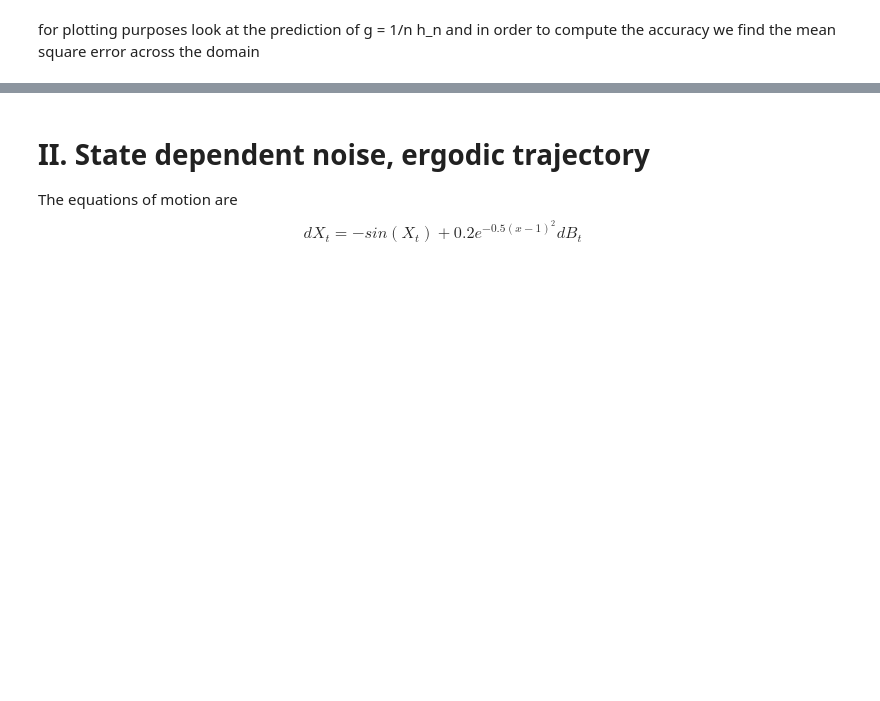
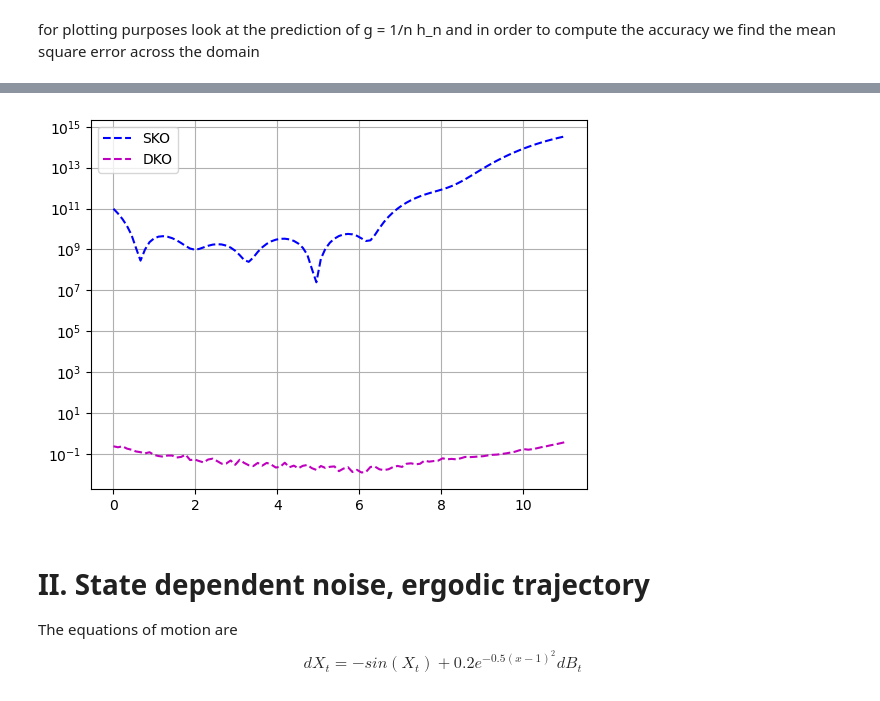
Before and after one commit to Maria-A-Oprea/Distributional_Koopman, a Jupyter notebook: State_dependent_noise.ipynb, the cells around one changed output, grey strips where cells are left out. Cells and saved outputs as stored; diff of their text form; code cells hidden in the pictures; blank space fills up the shorter version.

```diff
--- a/State_dependent_noise.ipynb
+++ b/State_dependent_noise.ipynb
@@ -400,3 +472,21 @@ plt.show()
+# %%
+mean_SKO = np.mean(results_SKO, axis = 0)
+mean_DKO = np.mean(results_DKO, axis = 0)
+var_SKO = np.std(results_SKO, axis = 0)
+var_DKO = np.std(results_DKO, axis = 0)
+# %%
+#plot the results
+indices_error = np.arange(0, N, 10)
+mask = np.zeros((N, ))
+mask[indices_error] = var_SKO[indices_error]/mean_SKO[indices_error]
+#plt.errorbar(np.linspace(0, 11, N)[indices_error], mean_SKO[indices_error], yerr = mask[indices_error], linestyle = "--", color = "blue", capsize = 5)
+#plt.yscale("log")
+plt.semilogy(np.linspace(0, 11, N), mean_SKO, 'b', linestyle = "--", label = "SKO")
+plt.semilogy(np.linspace(0, 11, N), mean_DKO, 'm', linestyle = "--", label = "DKO")
+plt.legend()
+plt.grid()
+# %% [output]
+[figure, added]
 # %% [markdown]
 # II. State dependent noise, ergodic trajectory
 
```
Also changed, not shown: parts of 13 cells of this notebook.
